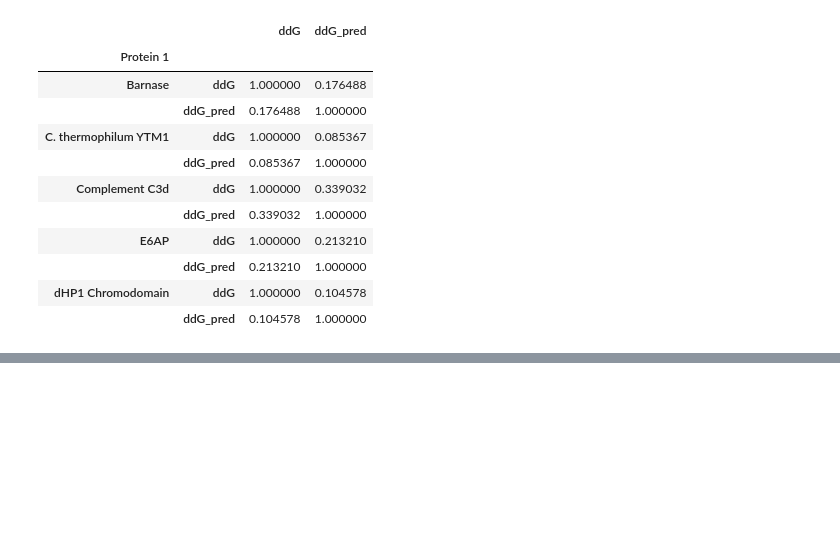
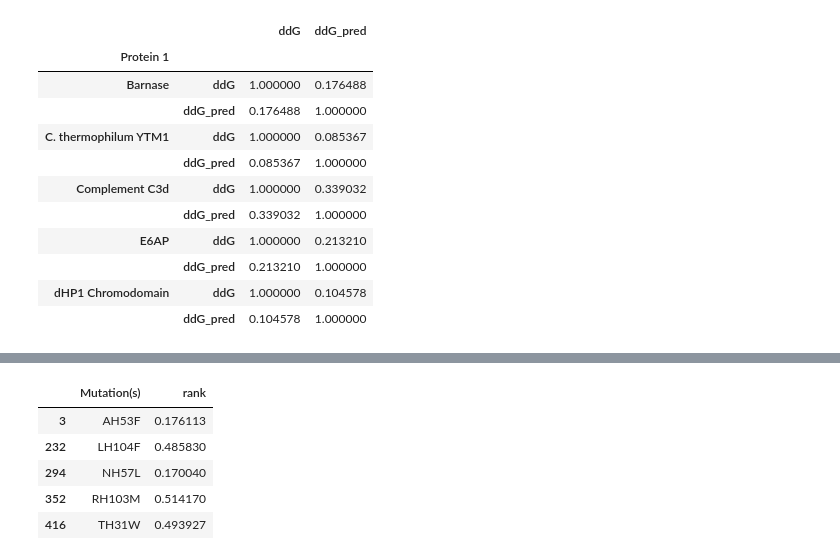
Before and after one commit to anton-bushuiev/esm, a Jupyter notebook: examples/inverse_folding/notebook_binding_ddg.ipynb, the cells around one changed output, grey strips where cells are left out. Drawn from its saved outputs; the diff is of its cells as text; code cells hidden in the pictures; blank space fills up the shorter version.

```diff
--- a/examples/inverse_folding/notebook_binding_ddg.ipynb
+++ b/examples/inverse_folding/notebook_binding_ddg.ipynb
@@ -135,0 +196,20 @@ df_s2_test.groupby('Protein 1')[['ddG', 'ddG_pred']].corr('spearman')
+# %%
+df_cov['ddG_pred'] = df_cov.progress_apply(
+    lambda row: predict_ddg(
+        esm_model=model,
+        pdb_path='./ppiformer_test_data/7FAE_RBD_Fv.pdb',
+        mutation=row['Mutation(s)'],
+        chain_ids=['A', 'H', 'L']
+    ),
+    axis=1
+)
+# %%
+df_cov['rank'] = df_cov['ddG_pred'].rank() / len(df_cov)
+df_cov[df_cov['Stabilizing']][['Mutation(s)', 'rank']]
+# %% [output]
+|  | Mutation(s) | rank |
+| 3 | AH53F | 0.176113 |
+| 232 | LH104F | 0.485830 |
+| 294 | NH57L | 0.170040 |
+| 352 | RH103M | 0.514170 |
+| 416 | TH31W | 0.493927 |
```
Also changed, not shown: parts of 8 cells of this notebook.
